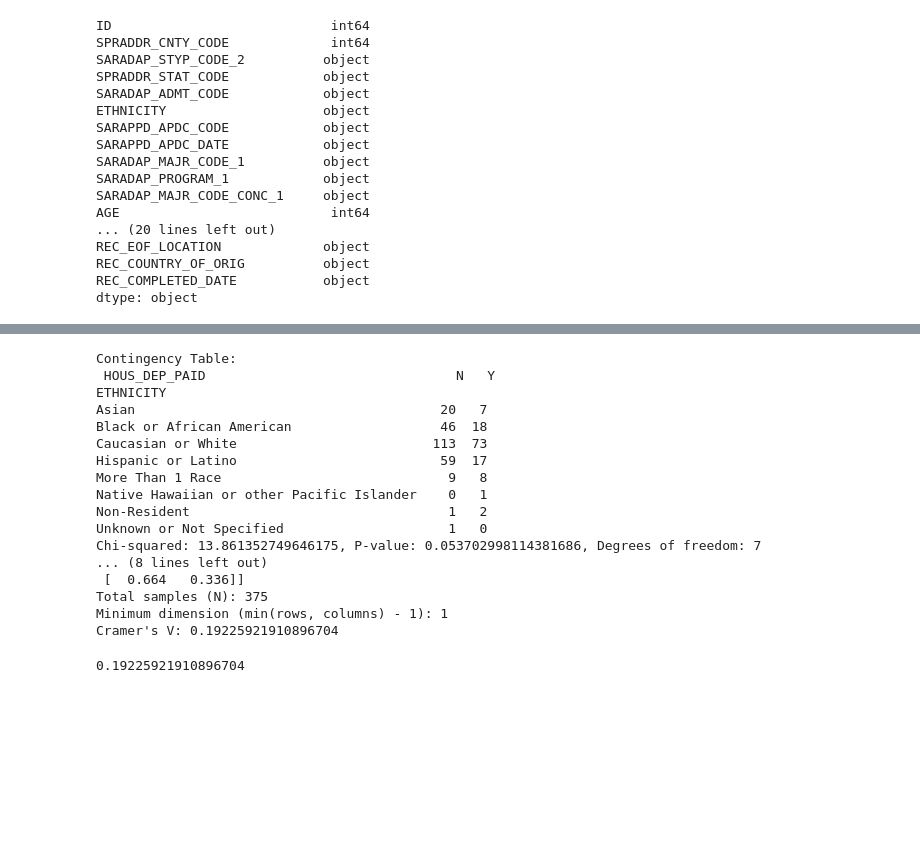
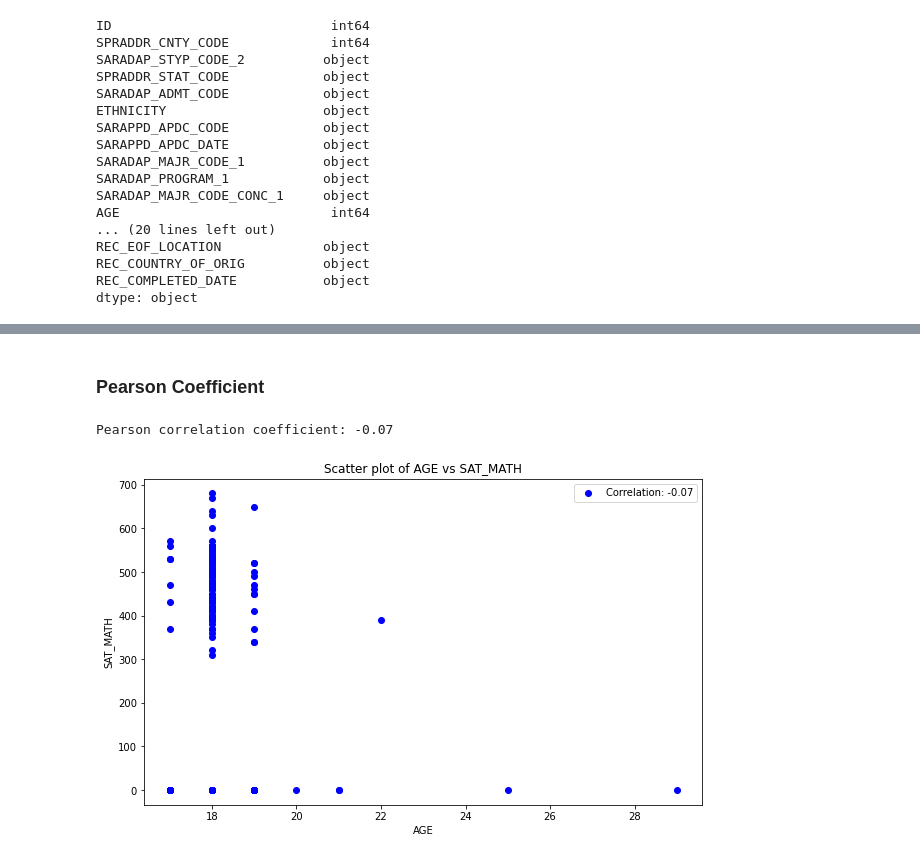
Before and after one commit to udoychowdhury/DataScience, a Jupyter notebook: Assitantship/CleanAndTransformData.ipynb, the cells around one changed output, grey strips where cells are left out. Saved outputs shown, nothing was run; the diff lists cells and outputs as text; code cells hidden in the pictures; blank space fills up the shorter version.

Commit message:
Update Code for Assitantship

```diff
--- a/Assitantship/CleanAndTransformData.ipynb
+++ b/Assitantship/CleanAndTransformData.ipynb
@@ -108,5 +127,9 @@ df.to_excel(output_file_path, index=False)  # Set index=False to exclude row num
 # %%
 # File path for file
-file_path = '/Users/udoychowdhury/Documents/DataScience/Assitantship/Conditionally Admitted Students Updated.xlsx'
+file_path = '/Users/udoychowdhury/Documents/Assitantship/Conditionally Admitted Students Updated.xlsx'
 # Read the Excel file
 df = pd.read_excel(file_path)
+# Make the null values into NULL
+df.replace({pd.NA: 'NULL', pd.NaT: 'NULL'}, inplace=True)
+# Disaply df
+display(df)
@@ -161,28 +227 @@ def calculate_cramers_v(x, y):
-# %%
-x = df['ETHNICITY']
-y = df['HOUS_DEP_PAID']
-
-
-result = calculate_cramers_v(x,y)
-
-result
-# %% [output]
-Contingency Table:
- HOUS_DEP_PAID                                N   Y
-ETHNICITY
-Asian                                       20   7
-Black or African American                   46  18
-Caucasian or White                         113  73
-Hispanic or Latino                          59  17
-More Than 1 Race                             9   8
-Native Hawaiian or other Pacific Islander    0   1
-Non-Resident                                 1   2
-Unknown or Not Specified                     1   0
-Chi-squared: 13.861352749646175, P-value: 0.053702998114381686, Degrees of freedom: 7
-... (8 lines left out)
- [  0.664   0.336]]
-Total samples (N): 375
-Minimum dimension (min(rows, columns) - 1): 1
-Cramer's V: 0.19225921910896704
-0.19225921910896704
 # %%
@@ -217,0 +233,18 @@ plot_chi_square_results(df_results)
+# %% [markdown]
+### Pearson Coefficient ###
+# %%
+# Calculate Pearson correlation
+corr, p_value = pearsonr(df['AGE'], df['SAT_MATH'])
+print(f'Pearson correlation coefficient: {corr:.2f}')
+
+# Plot
+plt.figure(figsize=(10, 6))
+plt.scatter(df['AGE'], df['SAT_MATH'], color='blue', label=f'Correlation: {corr:.2f}')
+plt.title('Scatter plot of AGE vs SAT_MATH')
+plt.xlabel('AGE')
+plt.ylabel('SAT_MATH')
+plt.legend()
+plt.show()
+# %% [output]
+Pearson correlation coefficient: -0.07
+[figure, added]
```
Also changed, not shown: parts of 17 cells of this notebook, 9 other files.
